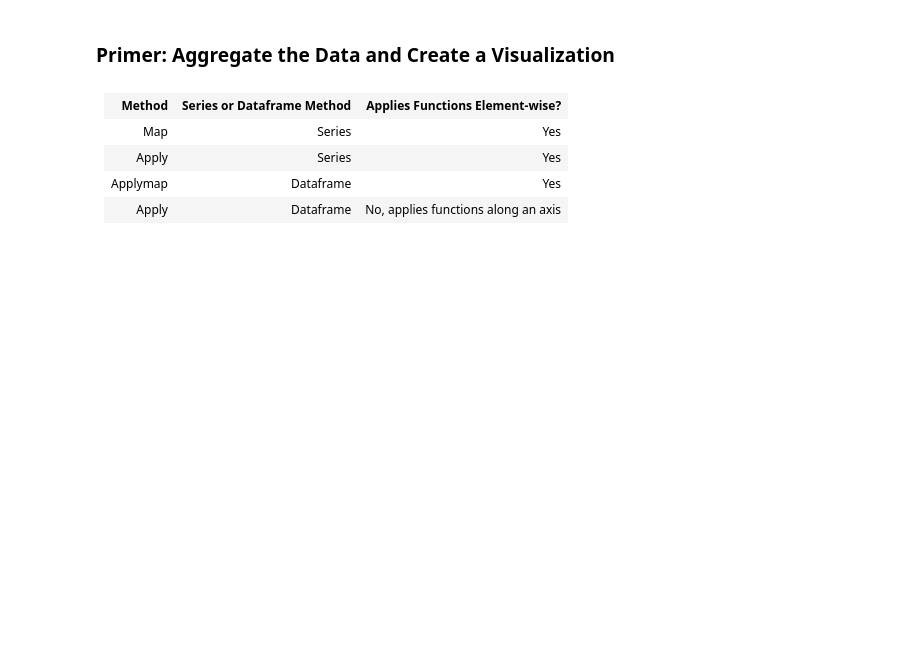
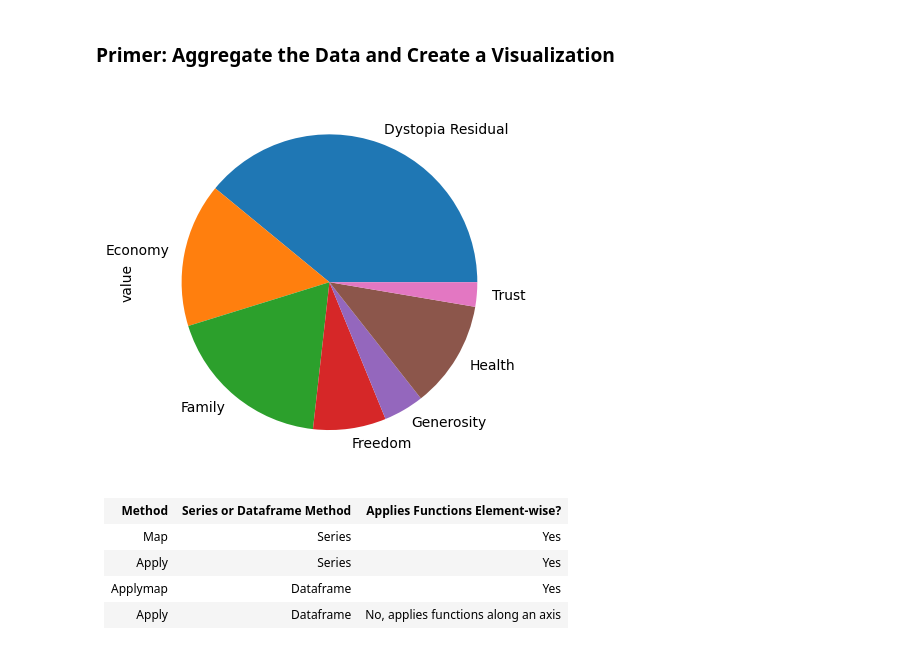
Before and after one commit to icta-tecaji/python-data-analysis-public, a Jupyter notebook: Del_08_Agregacija_združevanje_in_tranformacija_podatkov/08_Agregacija_združevanje_in_tranformacija_podatkov_CLEAN.ipynb, the cells around one changed output. Saved outputs shown, nothing was run; the diff lists cells and outputs as text; code cells hidden in the pictures; blank space fills up the shorter version.

```diff
--- a/Del_08_Agregacija_združevanje_in_tranformacija_podatkov/08_Agregacija_združevanje_in_tranformacija_podatkov_CLEAN.ipynb
+++ b/Del_08_Agregacija_združevanje_in_tranformacija_podatkov/08_Agregacija_združevanje_in_tranformacija_podatkov_CLEAN.ipynb
@@ -425,2 +447,10 @@ def label(element):
 # %% [markdown]
 <img src="./images/Map_generic.svg">
+# %%
+def label(element, x):
+    if element > x:
+        return 'High'
+    else:
+        return 'Low'
+# %%
+happiness2015["Economy impact"] = happiness2015["Economy"].apply(label, x=0.8)
@@ -466,3 +556,5 @@ factors = ['Economy', 'Family', 'Health', 'Freedom', 'Trust', 'Generosity', 'Dys
 # %%
 main_cols = ['Country', 'Region', 'Happiness Rank', 'Happiness Score']
 factors = ['Economy', 'Family', 'Health', 'Freedom', 'Trust', 'Generosity', 'Dystopia Residual']
+# %%
+melt = pd.melt(happiness2015, id_vars=main_cols, value_vars=factors)
@@ -468,0 +575,2 @@ factors = ['Economy', 'Family', 'Health', 'Freedom', 'Trust', 'Generosity', 'Dys
+# %%
+melt["Percentage"] = round((melt["value"]/melt["Happiness Score"])*100,2)
@@ -469,5 +591,10 @@ factors = ['Economy', 'Family', 'Health', 'Freedom', 'Trust', 'Generosity', 'Dys
 # %% [markdown]
 ### Primer: Aggregate the Data and Create a Visualization
+# %%
+melt.pivot_table(index="variable", values="value", aggfunc=np.mean).plot(kind="pie", y="value", legend=False)
+plt.show()
+# %% [output]
+[figure, added]
 # %% [markdown]
 
 <table class="tg">
```
Also changed, not shown: parts of 27 cells of this notebook, 1 other file.
